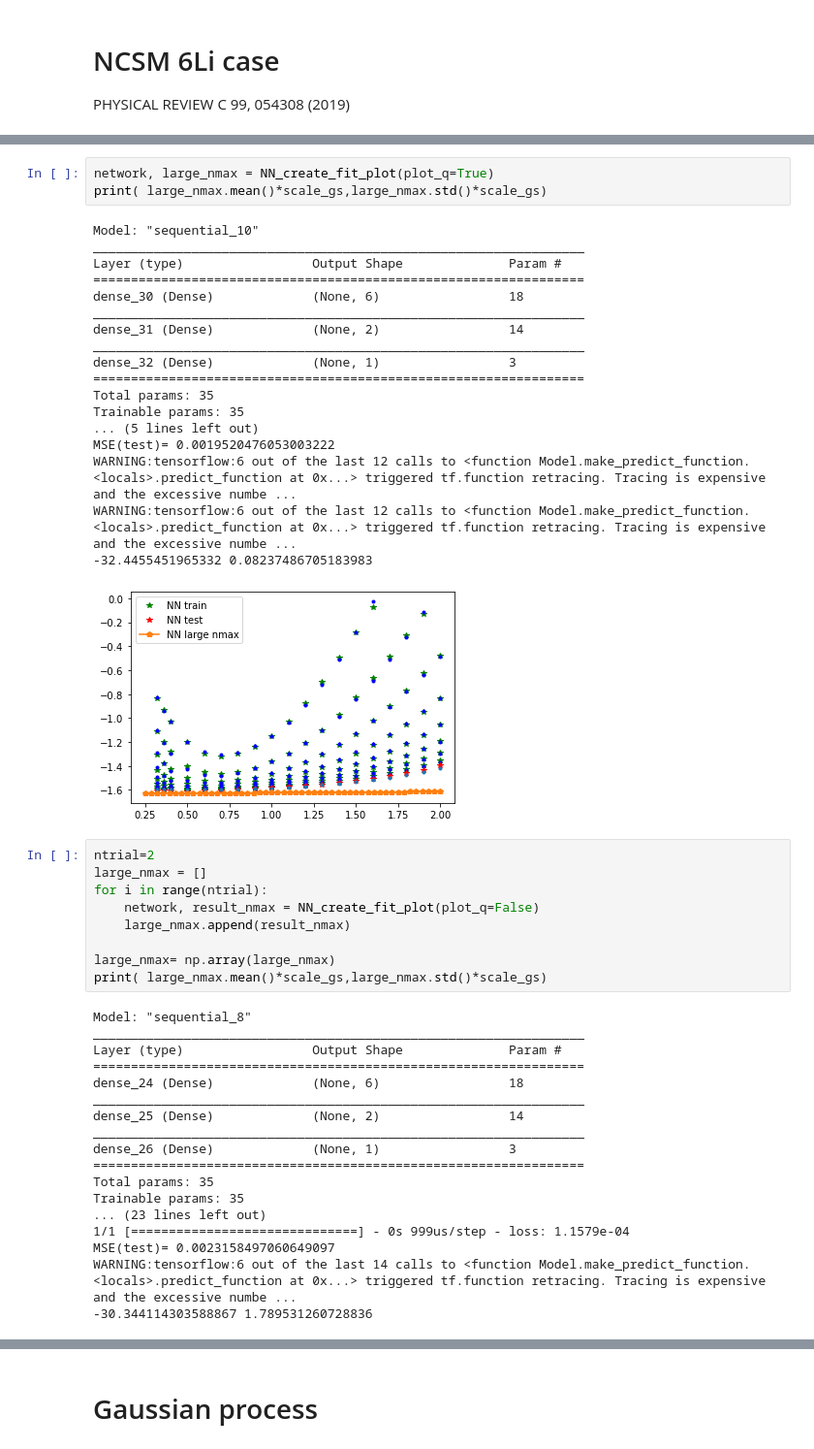
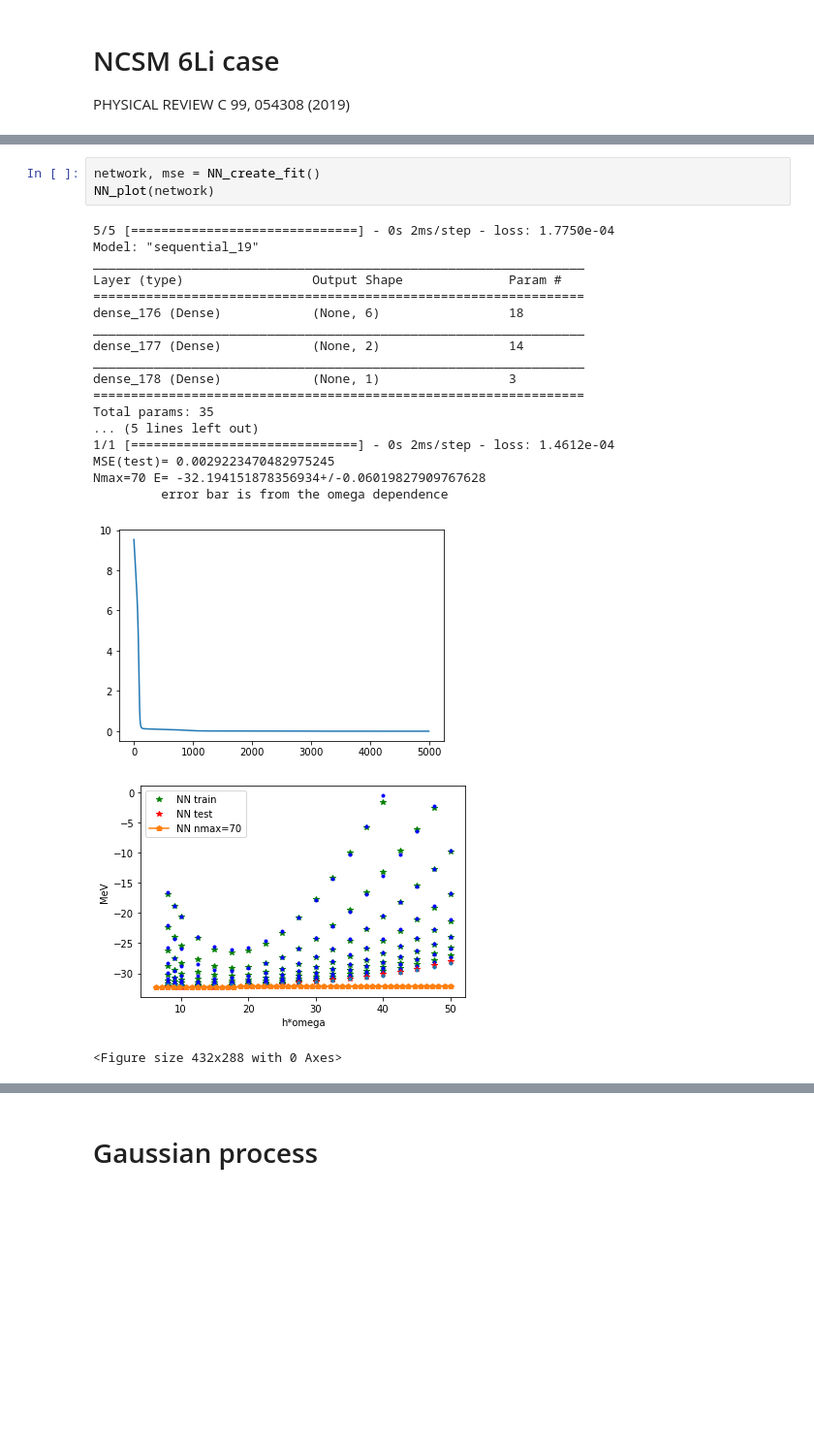
Before and after one commit to alphacentaury-github/NPSS2020, a Jupyter notebook: ML_NCSM.ipynb, the cells around one changed output, grey strips where cells are left out. Shown at 97% size. Cells and saved outputs as stored; diff of their text form; blank space fills up the shorter version.

```diff
--- a/ML_NCSM.ipynb
+++ b/ML_NCSM.ipynb
@@ -149,49 +180,24 @@ def NN_create_fit_plot(np_seed=None,tf_seed=None,plot_q=True,summary_q=True):
-# %%
-network, large_nmax = NN_create_fit_plot(plot_q=True)
-print( large_nmax.mean()*scale_gs,large_nmax.std()*scale_gs)
-# %% [output]
-Model: "sequential_10"
-_________________________________________________________________
-Layer (type)                 Output Shape              Param #
-=================================================================
-dense_30 (Dense)             (None, 6)                 18
-_________________________________________________________________
-dense_31 (Dense)             (None, 2)                 14
-_________________________________________________________________
-dense_32 (Dense)             (None, 1)                 3
-=================================================================
-Total params: 35
-Trainable params: 35
-... (5 lines left out)
-MSE(test)= 0.0019520476053003222
-WARNING:tensorflow:6 out of the last 12 calls to <function Model.make_predict_function.<locals>.predict_function at 0x...> triggered tf.function retracing. Tracing is expensive and the excessive numbe ...
-WARNING:tensorflow:6 out of the last 12 calls to <function Model.make_predict_function.<locals>.predict_function at 0x...> triggered tf.function retracing. Tracing is expensive and the excessive numbe ...
--32.4455451965332 0.08237486705183983
-[figure, removed]
-# %%
-ntrial=2
-large_nmax = []
-for i in range(ntrial):
-    network, result_nmax = NN_create_fit_plot(plot_q=False)
-    large_nmax.append(result_nmax)
-
-large_nmax= np.array(large_nmax)
-print( large_nmax.mean()*scale_gs,large_nmax.std()*scale_gs)
-# %% [output]
-Model: "sequential_8"
-_________________________________________________________________
-Layer (type)                 Output Shape              Param #
-=================================================================
-dense_24 (Dense)             (None, 6)                 18
-_________________________________________________________________
-dense_25 (Dense)             (None, 2)                 14
-_________________________________________________________________
-dense_26 (Dense)             (None, 1)                 3
-=================================================================
-Total params: 35
-Trainable params: 35
-... (23 lines left out)
-1/1 [==============================] - 0s 999us/step - loss: 1.1579e-04
-MSE(test)= 0.0023158497060649097
-WARNING:tensorflow:6 out of the last 14 calls to <function Model.make_predict_function.<locals>.predict_function at 0x...> triggered tf.function retracing. Tracing is expensive and the excessive numbe ...
--30.344114303588867 1.789531260728836
+# %%
+network, mse = NN_create_fit()
+NN_plot(network)
+# %% [output]
+5/5 [==============================] - 0s 2ms/step - loss: 1.7750e-04
+Model: "sequential_19"
+_________________________________________________________________
+Layer (type)                 Output Shape              Param #
+=================================================================
+dense_176 (Dense)            (None, 6)                 18
+_________________________________________________________________
+dense_177 (Dense)            (None, 2)                 14
+_________________________________________________________________
+dense_178 (Dense)            (None, 1)                 3
+=================================================================
+Total params: 35
+... (5 lines left out)
+1/1 [==============================] - 0s 2ms/step - loss: 1.4612e-04
+MSE(test)= 0.0029223470482975245
+Nmax=70 E= -32.194151878356934+/-0.06019827909767628
+         error bar is from the omega dependence
+[figure, added]
+[figure, added]
+<Figure size 432x288 with 0 Axes>
```
Also changed, not shown: parts of 14 cells of this notebook, 7 other files.
